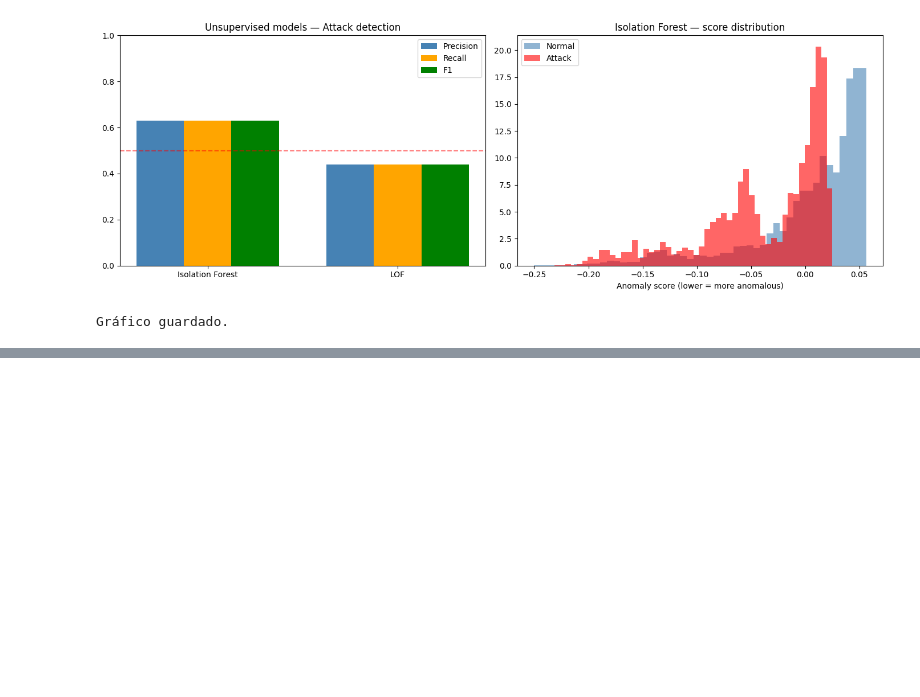
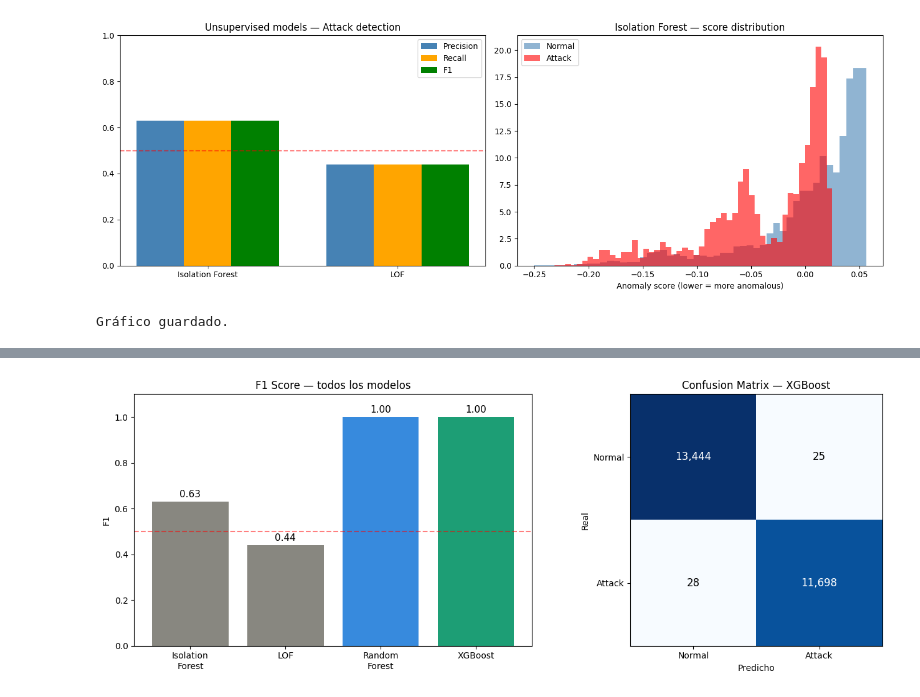
Before and after one commit to sanmope/detection-engineering-prep, a Jupyter notebook: anomaly_detection.ipynb, the cells around one changed output, grey strips where cells are left out. Saved outputs shown, nothing was run; the diff lists cells and outputs as text; code cells hidden in the pictures; blank space fills up the shorter version.

```diff
--- a/anomaly_detection.ipynb
+++ b/anomaly_detection.ipynb
@@ -249,0 +355,20 @@ Gráfico guardado.
+# %%
+from xgboost import XGBClassifier
+
+print("Entrenando XGBoost...")
+xgb = XGBClassifier(
+    n_estimators=100,
+    max_depth=6,
+    learning_rate=0.1,
+    random_state=42,
+    n_jobs=-1,
+    eval_metric='logloss',
+    verbosity=0
+)
+
+xgb.fit(X_train, y_train)
+xgb_pred = xgb.predict(X_test)
+
+print("\nResultados XGBoost:")
+print(classification_report(y_test, xgb_pred,
+                           target_names=['Normal', 'Attack']))
@@ -249,0 +387,60 @@ Gráfico guardado.
+# %%
+from sklearn.metrics import confusion_matrix, roc_auc_score
+import time
+
+# Comparación completa de los 4 modelos
+results = {
+    'Isolation Forest': {'pred': iso_pred_binary, 'sample': True},
+    'LOF':              {'pred': lof_pred_binary,  'sample': True},
+    'Random Forest':    {'pred': rf_pred,           'sample': False},
+    'XGBoost':          {'pred': xgb_pred,          'sample': False},
+}
+
+print(f"{'Modelo':<20} {'Precision':>10} {'Recall':>10} {'F1':>10} {'AUC':>10}")
+print("-" * 62)
+
+from sklearn.metrics import precision_score, recall_score, f1_score
+
+for name, data in results.items():
+    y_true = y_sample if data['sample'] else y_test
+    y_pred = data['pred']
+    p = precision_score(y_true, y_pred)
+    r = recall_score(y_true, y_pred)
+    f = f1_score(y_true, y_pred)
+    auc = roc_auc_score(y_true, y_pred)
+    print(f"{name:<20} {p:>10.3f} {r:>10.3f} {f:>10.3f} {auc:>10.3f}")
+
+# Gráfico comparativo
+fig, axes = plt.subplots(1, 2, figsize=(14, 5))
+
+models = ['Isolation\nForest', 'LOF', 'Random\nForest', 'XGBoost']
+f1s = [0.63, 0.44, 1.00, 1.00]
+aucs = [0.65, 0.48, 1.00, 1.00]
+colors = ['#888780', '#888780', '#378ADD', '#1D9E75']
+
+axes[0].bar(models, f1s, color=colors)
+axes[0].set_ylim(0, 1.1)
+axes[0].set_title('F1 Score — todos los modelos')
+axes[0].axhline(y=0.5, color='red', linestyle='--', alpha=0.5)
+axes[0].set_ylabel('F1')
+for i, v in enumerate(f1s):
+    axes[0].text(i, v + 0.02, f'{v:.2f}', ha='center', fontsize=11)
+
+# Confusion matrix de XGBoost
+cm = confusion_matrix(y_test, xgb_pred)
+im = axes[1].imshow(cm, cmap='Blues')
+axes[1].set_xticks([0,1]); axes[1].set_yticks([0,1])
+axes[1].set_xticklabels(['Normal','Attack'])
+axes[1].set_yticklabels(['Normal','Attack'])
+axes[1].set_xlabel('Predicho'); axes[1].set_ylabel('Real')
+axes[1].set_title('Confusion Matrix — XGBoost')
+for i in range(2):
+    for j in range(2):
+        axes[1].text(j, i, f'{cm[i,j]:,}', ha='center', va='center',
+                    fontsize=12, color='white' if cm[i,j] > cm.max()/2 else 'black')
+
+plt.tight_layout()
+plt.savefig('model_comparison.png', dpi=150, bbox_inches='tight')
+plt.show()
+print("Gráfico guardado.")
+# %% [output]
@@ -249,0 +453 @@ Gráfico guardado.
+[figure, added]
```
Also changed, not shown: parts of 8 cells of this notebook, 2 other files.
